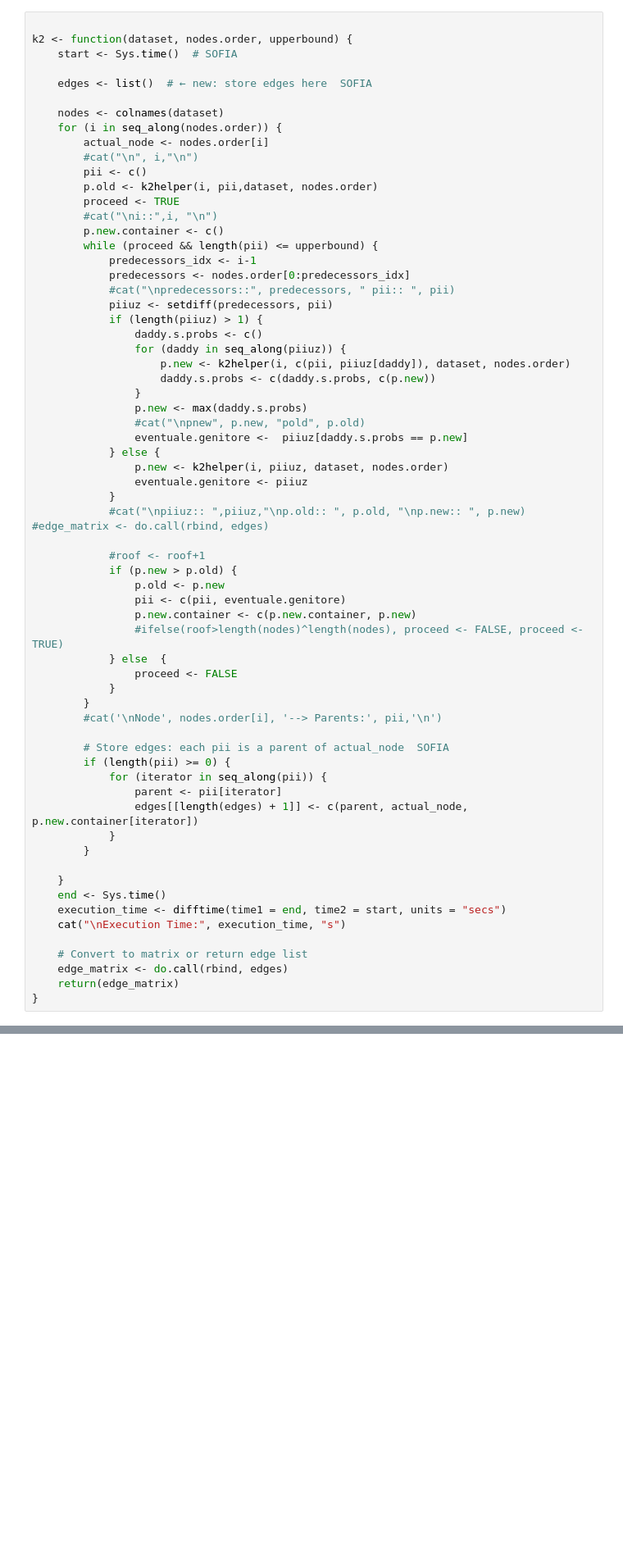
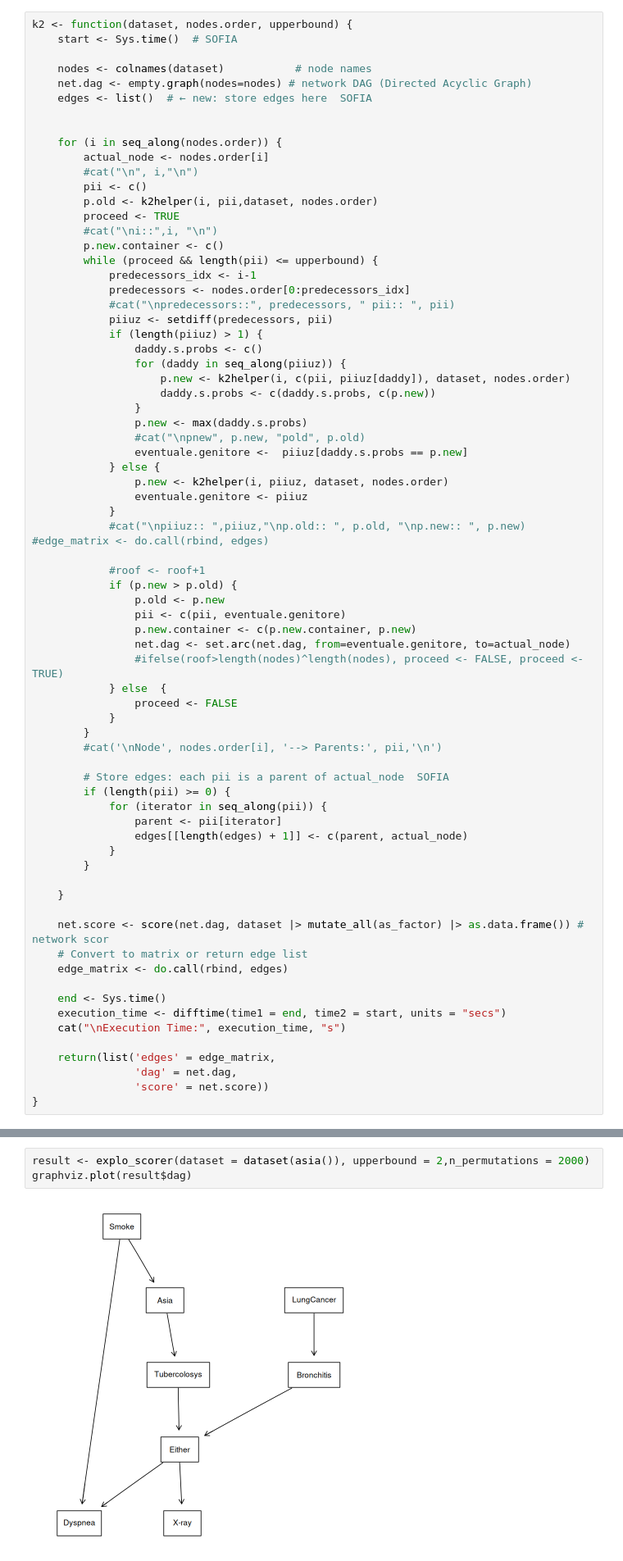
Before and after one commit to sofiadilucia/Bayesian-Networks, a Jupyter notebook: k2_algo.ipynb, the cells around one changed output, grey strips where cells are left out. Shown at 82% size. Drawn from its saved outputs; the diff is of its cells as text; blank space fills up the shorter version.

```diff
--- a/k2_algo.ipynb
+++ b/k2_algo.ipynb
@@ -94,13 +96,14 @@ k2helper <- function(i, pii, dataset, nodes.order, log=TRUE) {
     return(out)
 }
 # %%
-
 k2 <- function(dataset, nodes.order, upperbound) {
     start <- Sys.time()  # SOFIA
 
+    nodes <- colnames(dataset)           # node names
+    net.dag <- empty.graph(nodes=nodes) # network DAG (Directed Acyclic Graph)
     edges <- list()  # ← new: store edges here  SOFIA
 
-    nodes <- colnames(dataset)
+
     for (i in seq_along(nodes.order)) {
         actual_node <- nodes.order[i]
         #cat("\n", i,"\n")
@@ -134,6 +137,7 @@ k2 <- function(dataset, nodes.order, upperbound) {
                 p.old <- p.new
                 pii <- c(pii, eventuale.genitore)
                 p.new.container <- c(p.new.container, p.new)
+                net.dag <- set.arc(net.dag, from=eventuale.genitore, to=actual_node)
                 #ifelse(roof>length(nodes)^length(nodes), proceed <- FALSE, proceed <- TRUE)
             } else  {
                 proceed <- FALSE
@@ -145,16 +149,21 @@ k2 <- function(dataset, nodes.order, upperbound) {
         if (length(pii) >= 0) {
             for (iterator in seq_along(pii)) {
                 parent <- pii[iterator]
-                edges[[length(edges) + 1]] <- c(parent, actual_node, p.new.container[iterator])
+                edges[[length(edges) + 1]] <- c(parent, actual_node)
             }
         }
 
     }
+
+    net.score <- score(net.dag, dataset |> mutate_all(as_factor) |> as.data.frame()) # network scor
+    # Convert to matrix or return edge list
+    edge_matrix <- do.call(rbind, edges)
+
     end <- Sys.time()
     execution_time <- difftime(time1 = end, time2 = start, units = "secs")
     cat("\nExecution Time:", execution_time, "s")
 
-    # Convert to matrix or return edge list
-    edge_matrix <- do.call(rbind, edges)
-    return(edge_matrix)
+    return(list('edges' = edge_matrix,
+                'dag' = net.dag,
+                'score' = net.score))
 }
@@ -213 +267,6 @@ Execution Time: 0.8455694 s
+# %%
+result <- explo_scorer(dataset = dataset(asia()), upperbound = 2,n_permutations = 2000)
+graphviz.plot(result$dag)
+# %% [output]
+[figure, added]
 # %%
```
Also changed, not shown: parts of 16 cells of this notebook.
